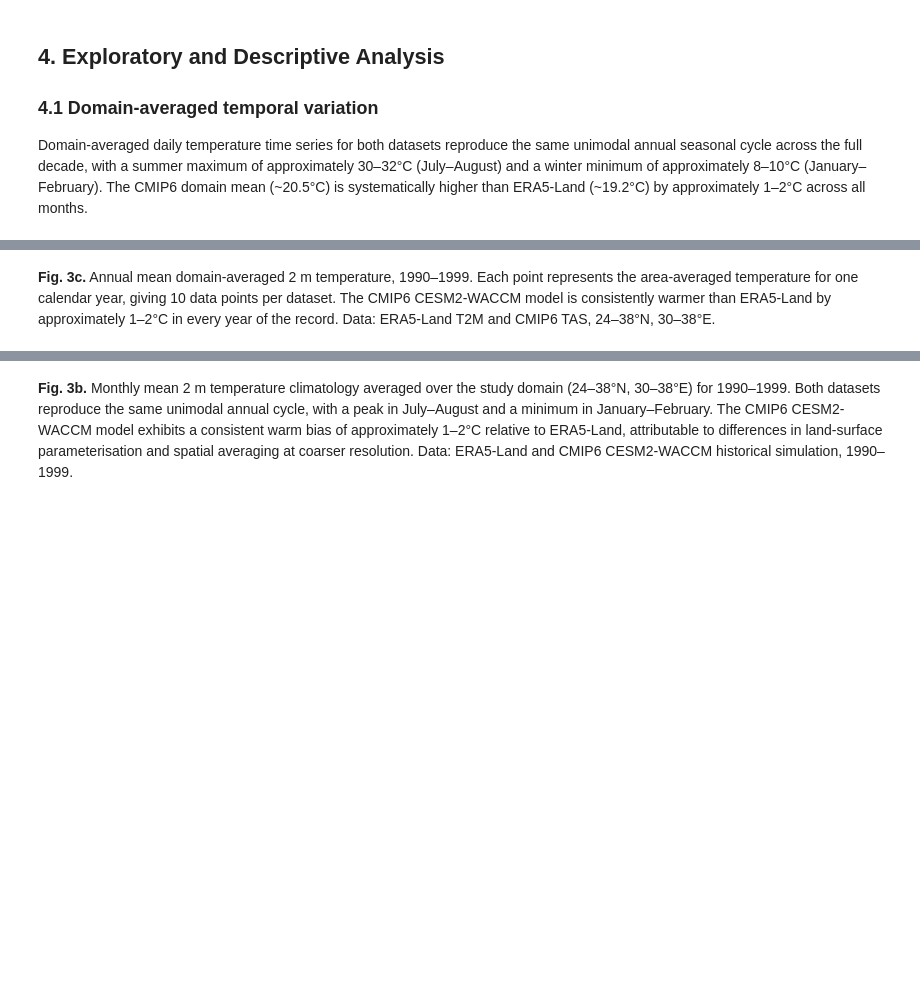
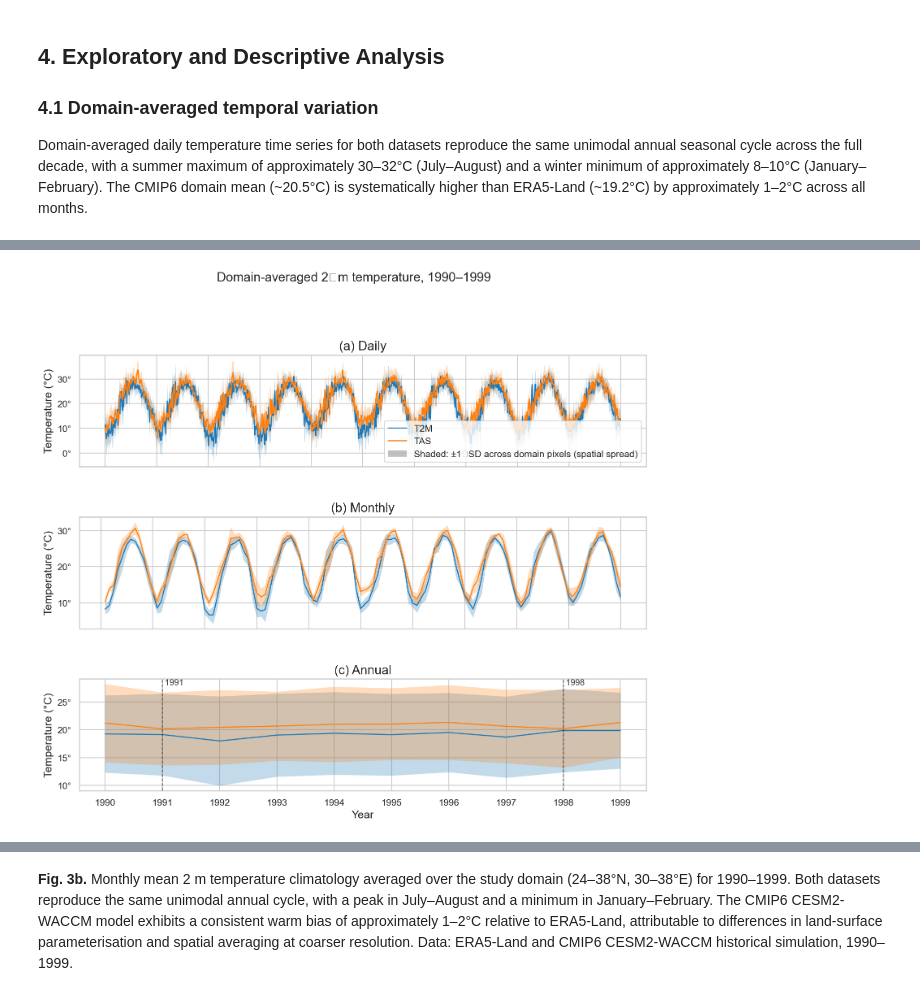
Before and after one commit to Shirlevran9/downscaling-thesis, a Jupyter notebook: notebooks/01_initial_data_exploration.ipynb, the cells around one changed output, grey strips where cells are left out. Saved outputs shown, nothing was run; the diff lists cells and outputs as text; code cells hidden in the pictures; blank space fills up the shorter version.

```diff
--- a/notebooks/01_initial_data_exploration.ipynb
+++ b/notebooks/01_initial_data_exploration.ipynb
@@ -328,2 +256,62 @@ plt.show()
-# %% [markdown]
-**Fig. 3c.** Annual mean domain-averaged 2 m temperature, 1990–1999. Each point represents the area-averaged temperature for one calendar year, giving 10 data points per dataset. The CMIP6 CESM2-WACCM model is consistently warmer than ERA5-Land by approximately 1–2°C in every year of the record. Data: ERA5-Land T2M and CMIP6 TAS, 24–38°N, 30–38°E.
+# %%
+# Domain-averaged time series: daily, monthly, and annual panels
+era5_series = era5_temp.mean(dim=['latitude', 'longitude'], skipna=True).to_series()
+cmip_series = cmip_tas.mean(dim=['lat', 'lon'], skipna=True).to_series()
+
+era5_series.index = pd.to_datetime(pd.Series(era5_series.index).astype(str), errors='coerce')
+cmip_series.index = pd.to_datetime(pd.Series(cmip_series.index).astype(str), errors='coerce')
+
+# Spatial SD per day: spread of pixel values around the domain mean
+era5_spatial_sd = era5_temp.std(dim=['latitude', 'longitude'], skipna=True).to_series()
+cmip_spatial_sd = cmip_tas.std(dim=['lat', 'lon']).to_series()
+era5_spatial_sd.index = era5_series.index
+cmip_spatial_sd.index = cmip_series.index
+
+_fill_daily = {
+    'T2M': (era5_series - era5_spatial_sd, era5_series + era5_spatial_sd),
+    'TAS': (cmip_series - cmip_spatial_sd, cmip_series + cmip_spatial_sd),
+}
+
+# Monthly and annual aggregations
+era5_monthly = era5_series.resample('ME').mean()
+cmip_monthly = cmip_series.resample('ME').mean()
+era5_monthly.index = pd.to_datetime(era5_monthly.index.astype(str))
+cmip_monthly.index = pd.to_datetime(cmip_monthly.index.astype(str))
+
+era5_yearly = era5_series.resample('YE').mean()
+cmip_yearly = cmip_series.resample('YE').mean()
+era5_yearly.index = pd.to_datetime(era5_yearly.index.astype(str))
+cmip_yearly.index = pd.to_datetime(cmip_yearly.index.astype(str))
+
+fig = viz.plot_domain_timeseries_panels(
+    panels=[
+        {
+            'title': '(a) Daily',
+            'series_dict': {'T2M': era5_series, 'TAS': cmip_series},
+            'fill_dict': _fill_daily,
+            'band_method': None,
+            'band_label': 'Shaded: ±1 SD across domain pixels (spatial spread)',
+            'show_legend': True,
+        },
+        {
+            'title': '(b) Monthly',
+            'series_dict': {'T2M': era5_monthly, 'TAS': cmip_monthly},
+            'raw_series_dict': {'T2M': era5_series, 'TAS': cmip_series},
+            'band_method': 'sd',
+            'show_legend': False,
+        },
+        {
+            'title': '(c) Annual',
+            'series_dict': {'T2M': era5_yearly, 'TAS': cmip_yearly},
+            'raw_series_dict': {'T2M': era5_series, 'TAS': cmip_series},
+            'band_method': 'sd',
+            'highlight_years': [1991, 1998],
+            'show_legend': False,
+        },
+    ],
+    suptitle='Domain-averaged 2 m temperature, 1990–1999',
+    save_path=PLOT_DIR / 'fig03_monthly_trend.png',
+)
+plt.show()
+# %% [output]
+[figure, added]
```
Also changed, not shown: parts of 14 cells of this notebook, 1 other file.
